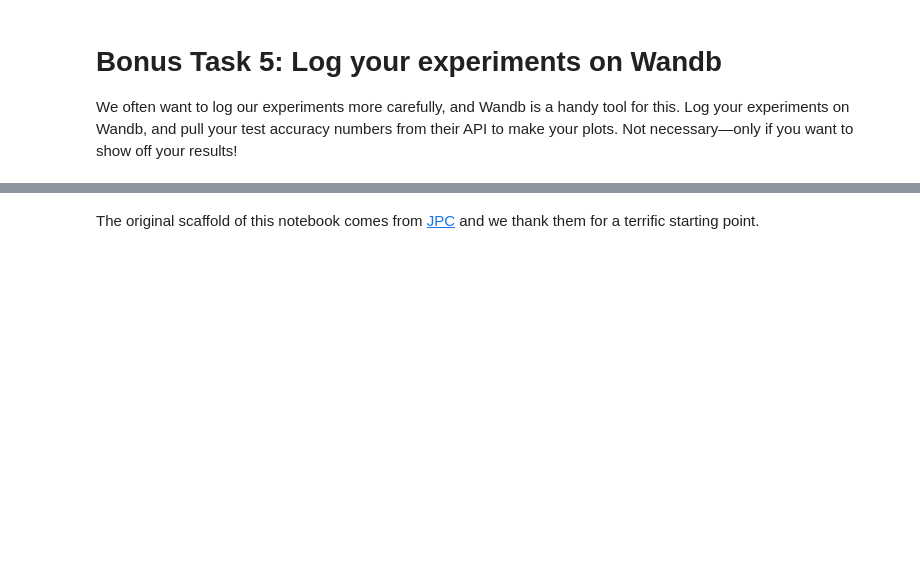
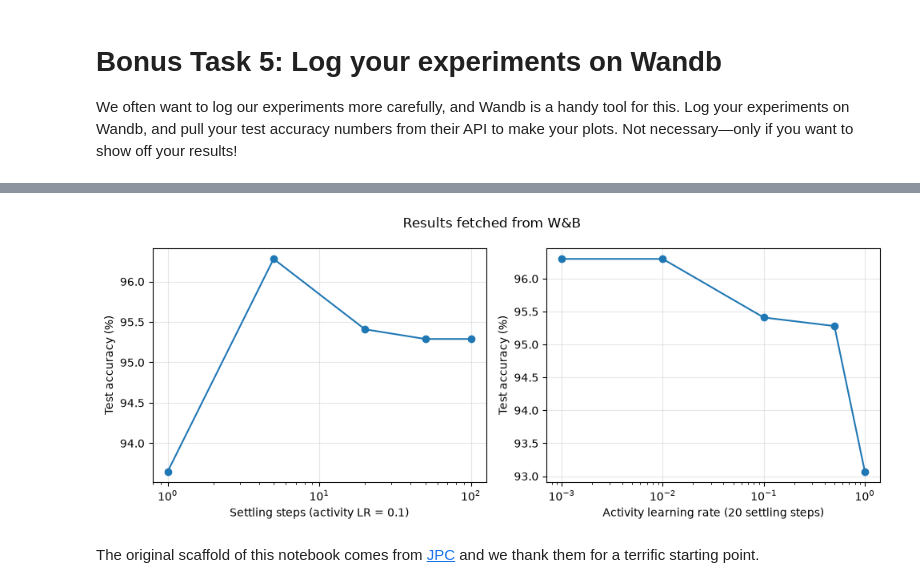
Before and after one commit to pvd232/BPL, a Jupyter notebook: pc_in_jax.ipynb, the cells around one changed output, grey strips where cells are left out. Saved outputs shown, nothing was run; the diff lists cells and outputs as text; code cells hidden in the pictures; blank space fills up the shorter version.

```diff
--- a/pc_in_jax.ipynb
+++ b/pc_in_jax.ipynb
@@ -661,3 +765,18 @@ It’s not provably the best setting yet. Also, getting lower energy with 50 set
 # %% [markdown]
 # Bonus Task 5: Log your experiments on Wandb
 We often want to log our experiments more carefully, and Wandb is a handy tool for this. Log your experiments on Wandb, and pull your test accuracy numbers from their API to make your plots. Not necessary—only if you want to show off your results!
+# %%
+import wandb
+
+wandb.login()
+results = json.loads(Path("results/notebook_task4.json").read_text())
+wandb_paths = []
+for result in results:
+    config = result.copy()
+    accuracy = config.pop("test_accuracy")
+    with wandb.init(project="bpl-pc", config=config, save_code=False) as run:
+        run.log({"test_accuracy": accuracy}, step=config["iterations"])
+        wandb_paths.append(run.path)
+    Path("results/notebook_wandb_runs.json").write_text(
+        json.dumps(wandb_paths, indent=2)
+    )
@@ -664,2 +801,41 @@ We often want to log our experiments more carefully, and Wandb is a handy tool f
+# %%
+api = wandb.Api()
+wandb_paths = json.loads(Path("results/notebook_wandb_runs.json").read_text())
+wandb_step_results = []
+wandb_lr_results = []
+for run_path in wandb_paths:
+    saved_run = api.run(run_path)
+    steps = saved_run.config["inference_steps"]
+    lr = saved_run.config["activity_lr"]
+    accuracy = saved_run.summary["test_accuracy"]
+    if lr == 0.1:
+        wandb_step_results.append((steps, accuracy))
+    if steps == 20:
+        wandb_lr_results.append((lr, accuracy))
+wandb_step_results.sort()
+wandb_lr_results.sort()
+
+fig, axes = plt.subplots(1, 2, figsize=(10, 4))
+axes[0].plot(
+    [r[0] for r in wandb_step_results],
+    [r[1] for r in wandb_step_results],
+    "o-",
+)
+axes[0].set_xlabel("Settling steps (activity LR = 0.1)")
+axes[1].plot(
+    [r[0] for r in wandb_lr_results],
+    [r[1] for r in wandb_lr_results],
+    "o-",
+)
+axes[1].set_xlabel("Activity learning rate (20 settling steps)")
+for ax in axes:
+    ax.set_xscale("log")
+    ax.set_ylabel("Test accuracy (%)")
+    ax.grid(alpha=0.3)
+fig.suptitle("Results fetched from W&B")
+fig.tight_layout()
+plt.show()
+# %% [output]
+[figure, added]
 # %% [markdown]
 The original scaffold of this notebook comes from [JPC](https://github.com/thebuckleylab/jpc) and we thank them for a terrific starting point.
```
Also changed, not shown: parts of 5 cells of this notebook, 3 other files.
